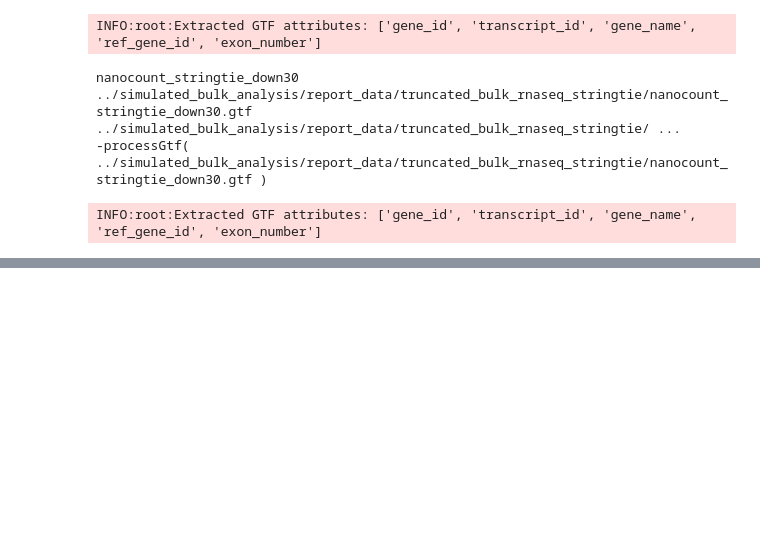
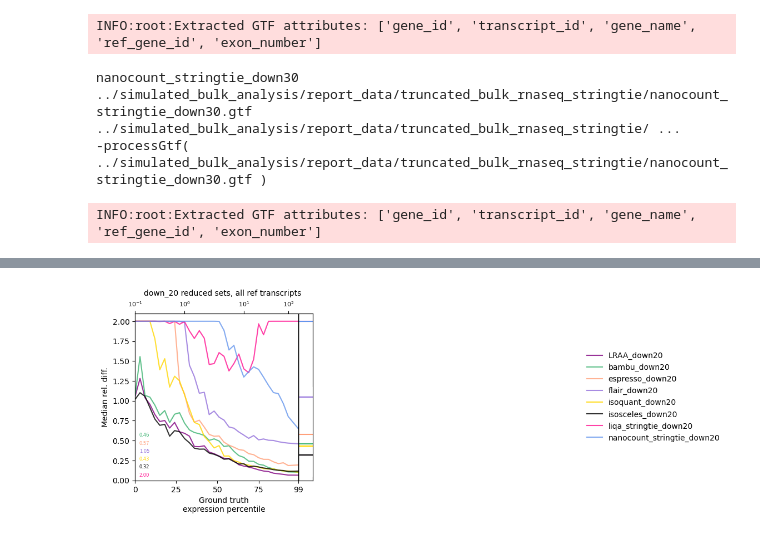
Before and after one commit to MethodsDev/Isosceles_Paper-Ext, a Jupyter notebook: reports/simulated_bulk_benchmarks-BJH-usePyLib-adj.ipynb, the cells around one changed output, grey strips where cells are left out. Cells and saved outputs as stored; diff of their text form; code cells hidden in the pictures; blank space fills up the shorter version.

```diff
--- a/reports/simulated_bulk_benchmarks-BJH-usePyLib-adj.ipynb
+++ b/reports/simulated_bulk_benchmarks-BJH-usePyLib-adj.ipynb
@@ -503,0 +523,8 @@ rel_diff_vs_expr_percentile_plot(i_ref_df, prog_to_downsampled_df_dict, 33, 'med
+# %%
+down_20_dict = { sample_name : prog_to_downsampled_df_dict[sample_name]
+                for sample_name in prog_to_downsampled_df_dict
+                if "down20" in sample_name}
+# %%
+rel_diff_vs_expr_percentile_plot(i_ref_df, down_20_dict, 33, 'median', 'down_20 reduced sets, all ref transcripts ')
+# %% [output]
+[figure, added]
```
Also changed, not shown: parts of 11 cells of this notebook, 1 other file.
